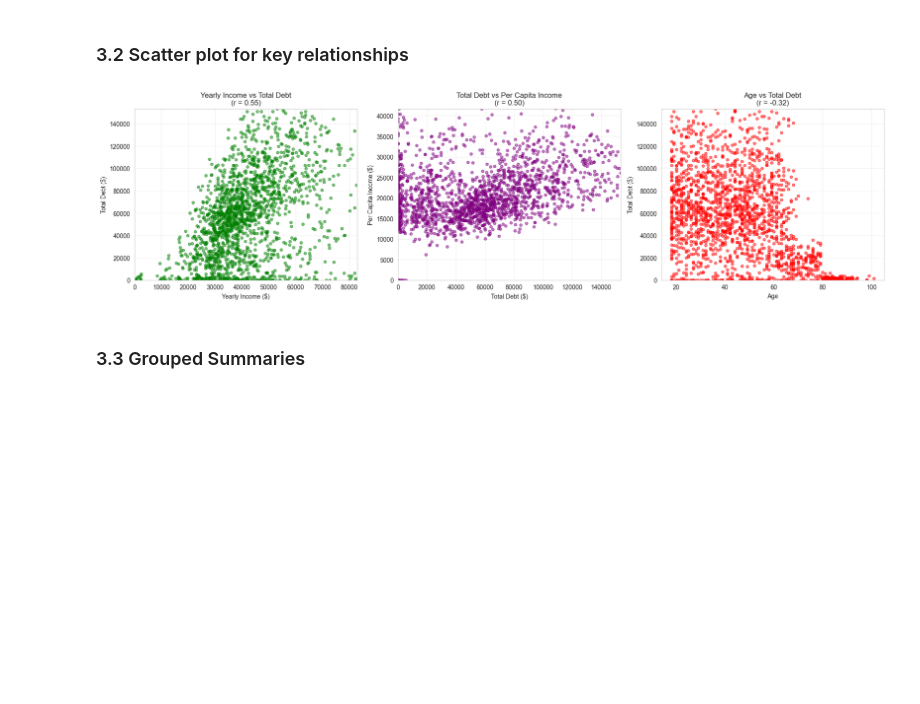
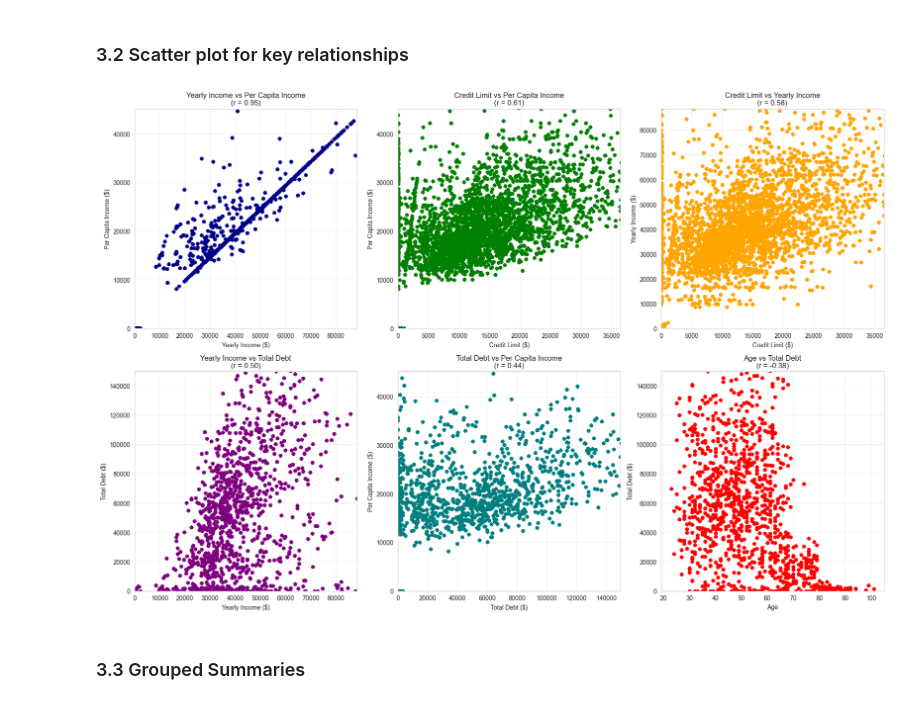
Before and after one commit to babdudu/dataMining, a Jupyter notebook: Project.ipynb, the cells around one changed output. Drawn from its saved outputs; the diff is of its cells as text; code cells hidden in the pictures; blank space fills up the shorter version.

Commit message:
scatter plot for key relationships added more

```diff
--- a/Project.ipynb
+++ b/Project.ipynb
@@ -881,38 +881,65 @@ is_fraud                         0.006859                 0.001230  1.000000
 ### 3.2 Scatter plot for key relationships
 # %%
 # Scatter plots for key relationships (high correlations)
-fig, axes = plt.subplots(1, 3, figsize=(18, 5))
+fig, axes = plt.subplots(2, 3, figsize=(18, 12))
 
-# 1. Yearly income vs Total debt (high correlation 0.55)
-axes[0].scatter(users['yearly_income_clean'], users['total_debt_clean'], alpha=0.5, s=20, color='green')
-axes[0].set_xlabel('Yearly Income ($)')
-axes[0].set_ylabel('Total Debt ($)')
-axes[0].set_title('Yearly Income vs Total Debt\n(r = 0.55)')
-axes[0].set_xlim(0, users['yearly_income_clean'].quantile(0.95))
-axes[0].set_ylim(0, users['total_debt_clean'].quantile(0.95))
-axes[0].grid(True, alpha=0.3)
+# 1. Yearly income vs Per capita income (VERY high correlation 0.95)
+axes[0, 0].scatter(df_merged['yearly_income_clean'], df_merged['per_capita_income_clean'], alpha=0.5, s=20, color='darkblue')
+axes[0, 0].set_xlabel('Yearly Income ($)')
+axes[0, 0].set_ylabel('Per Capita Income ($)')
+axes[0, 0].set_title('Yearly Income vs Per Capita Income\n(r = 0.95)')
+axes[0, 0].set_xlim(0, df_merged['yearly_income_clean'].quantile(0.95))
+axes[0, 0].set_ylim(0, df_merged['per_capita_income_clean'].quantile(0.95))
+axes[0, 0].grid(True, alpha=0.3)
 
-# 2. Total debt vs Per capita income (correlation 0.50)
-axes[1].scatter(users['total_debt_clean'], users['per_capita_income_clean'], alpha=0.5, s=20, color='purple')
-axes[1].set_xlabel('Total Debt ($)')
-axes[1].set_ylabel('Per Capita Income ($)')
-axes[1].set_title('Total Debt vs Per Capita Income\n(r = 0.50)')
-axes[1].set_xlim(0, users['total_debt_clean'].quantile(0.95))
-axes[1].set_ylim(0, users['per_capita_income_clean'].quantile(0.95))
-axes[1].grid(True, alpha=0.3)
+# 2. Credit limit vs Per capita income (high correlation 0.61)
+axes[0, 1].scatter(df_merged['credit_limit_clean'], df_merged['per_capita_income_clean'], alpha=0.5, s=20, color='green')
+axes[0, 1].set_xlabel('Credit Limit ($)')
+axes[0, 1].set_ylabel('Per Capita Income ($)')
+axes[0, 1].set_title('Credit Limit vs Per Capita Income\n(r = 0.61)')
+axes[0, 1].set_xlim(0, df_merged['credit_limit_clean'].quantile(0.95))
+axes[0, 1].set_ylim(0, df_merged['per_capita_income_clean'].quantile(0.95))
+axes[0, 1].grid(True, alpha=0.3)
 
-# 3. Age vs Total debt (negative correlation -0.32)
-axes[2].scatter(users['current_age'], users['total_debt_clean'], alpha=0.5, s=20, color='red')
-axes[2].set_xlabel('Age')
-axes[2].set_ylabel('Total Debt ($)')
-axes[2].set_title('Age vs Total Debt\n(r = -0.32)')
-axes[2].set_ylim(0, users['total_debt_clean'].quantile(0.95))
-axes[2].grid(True, alpha=0.3)
+# 3. Credit limit vs Yearly income (high correlation 0.58)
+axes[0, 2].scatter(df_merged['credit_limit_clean'], df_merged['yearly_income_clean'], alpha=0.5, s=20, color='orange')
+axes[0, 2].set_xlabel('Credit Limit ($)')
+axes[0, 2].set_ylabel('Yearly Income ($)')
+axes[0, 2].set_title('Credit Limit vs Yearly Income\n(r = 0.58)')
+axes[0, 2].set_xlim(0, df_merged['credit_limit_clean'].quantile(0.95))
+axes[0, 2].set_ylim(0, df_merged['yearly_income_clean'].quantile(0.95))
+axes[0, 2].grid(True, alpha=0.3)
+
+# 4. Yearly income vs Total debt (high correlation 0.50)
+axes[1, 0].scatter(df_merged['yearly_income_clean'], df_merged['total_debt_clean'], alpha=0.5, s=20, color='purple')
+axes[1, 0].set_xlabel('Yearly Income ($)')
+axes[1, 0].set_ylabel('Total Debt ($)')
+axes[1, 0].set_title('Yearly Income vs Total Debt\n(r = 0.50)')
+axes[1, 0].set_xlim(0, df_merged['yearly_income_clean'].quantile(0.95))
+axes[1, 0].set_ylim(0, df_merged['total_debt_clean'].quantile(0.95))
+axes[1, 0].grid(True, alpha=0.3)
+
+# 5. Total debt vs Per capita income (correlation 0.44)
+axes[1, 1].scatter(df_merged['total_debt_clean'], df_merged['per_capita_income_clean'], alpha=0.5, s=20, color='teal')
+axes[1, 1].set_xlabel('Total Debt ($)')
+axes[1, 1].set_ylabel('Per Capita Income ($)')
+axes[1, 1].set_title('Total Debt vs Per Capita Income\n(r = 0.44)')
+axes[1, 1].set_xlim(0, df_merged['total_debt_clean'].quantile(0.95))
+axes[1, 1].set_ylim(0, df_merged['per_capita_income_clean'].quantile(0.95))
+axes[1, 1].grid(True, alpha=0.3)
+
+# 6. Age vs Total debt (negative correlation -0.38)
+axes[1, 2].scatter(df_merged['current_age'], df_merged['total_debt_clean'], alpha=0.5, s=20, color='red')
+axes[1, 2].set_xlabel('Age')
+axes[1, 2].set_ylabel('Total Debt ($)')
+axes[1, 2].set_title('Age vs Total Debt\n(r = -0.38)')
+axes[1, 2].set_ylim(0, df_merged['total_debt_clean'].quantile(0.95))
+axes[1, 2].grid(True, alpha=0.3)
 
 plt.tight_layout()
 plt.show()
 # %% [output]
-[figure, old version]
+[figure, new version]
 # %% [markdown]
 ### 3.3 Grouped Summaries
 # %%
```
